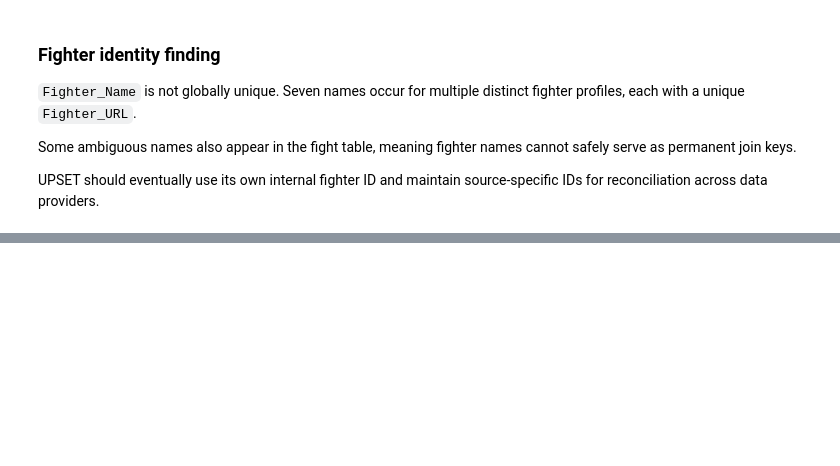
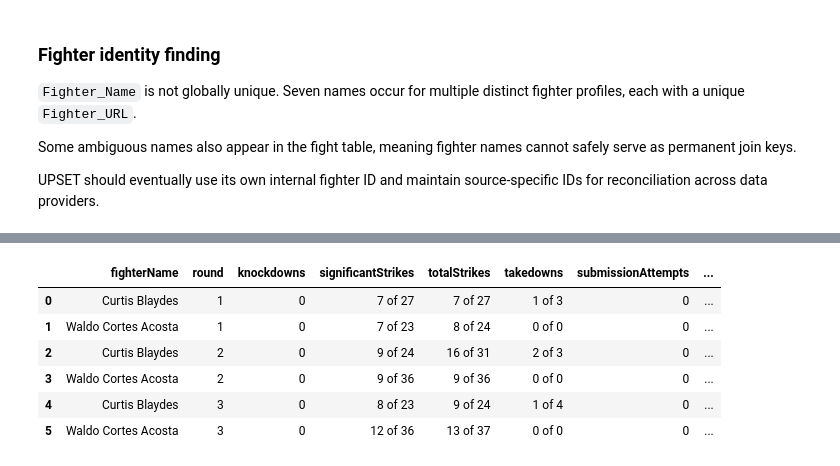
Before and after one commit to ayaanahmed04/upset, a Jupyter notebook: notebooks/01_data_audit.ipynb, the cells around one changed output, grey strips where cells are left out. Drawn from its saved outputs; the diff is of its cells as text; code cells hidden in the pictures; blank space fills up the shorter version.

Commit message:
Validate Cito API and add data normalization

```diff
--- a/notebooks/01_data_audit.ipynb
+++ b/notebooks/01_data_audit.ipynb
@@ -533,0 +975,10 @@ source-specific IDs for reconciliation across data providers.
+# %%
+test_bout_id = "12975"
+
+rounds_response = requests.get(
+    f"https://api.citoapi.com/api/v1/ufc/bouts/{test_bout_id}/rounds",
+    headers={"x-api-key": cito_api_key},
+    timeout=30,
+)
+
+print("HTTP status:", rounds_response.status_code)
@@ -533,0 +987,6 @@ source-specific IDs for reconciliation across data providers.
+# %%
+rounds_data = rounds_response.json()
+
+print(rounds_data.keys())
+print(type(rounds_data["data"]))
+print("Rows returned:", len(rounds_data["data"]))
@@ -533,0 +1019,29 @@ source-specific IDs for reconciliation across data providers.
+# %%
+round_stats_df = pd.DataFrame(rounds_data["data"])
+
+round_stats_df[
+    [
+        "fighterName",
+        "round",
+        "knockdowns",
+        "significantStrikes",
+        "totalStrikes",
+        "takedowns",
+        "submissionAttempts",
+        "controlTime",
+        "head",
+        "body",
+        "leg",
+        "distance",
+        "clinch",
+        "ground",
+    ]
+]
+# %% [output]
+|  | fighterName | round | knockdowns | significantStrikes | totalStrikes | takedowns | submissionAttempts | ... |
+| 0 | Curtis Blaydes | 1 | 0 | 7 of 27 | 7 of 27 | 1 of 3 | 0 | ... |
+| 1 | Waldo Cortes Acosta | 1 | 0 | 7 of 23 | 8 of 24 | 0 of 0 | 0 | ... |
+| 2 | Curtis Blaydes | 2 | 0 | 9 of 24 | 16 of 31 | 2 of 3 | 0 | ... |
+| 3 | Waldo Cortes Acosta | 2 | 0 | 9 of 36 | 9 of 36 | 0 of 0 | 0 | ... |
+| 4 | Curtis Blaydes | 3 | 0 | 8 of 23 | 9 of 24 | 1 of 4 | 0 | ... |
+| 5 | Waldo Cortes Acosta | 3 | 0 | 12 of 36 | 13 of 37 | 0 of 0 | 0 | ... |
```
Also changed, not shown: parts of 23 cells of this notebook, 6 other files.
